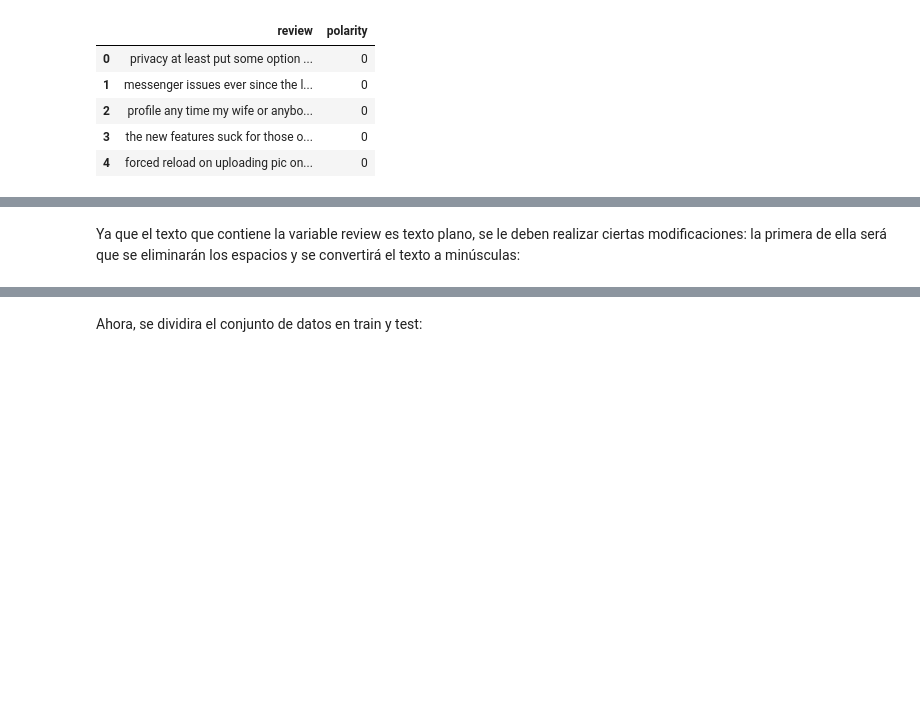
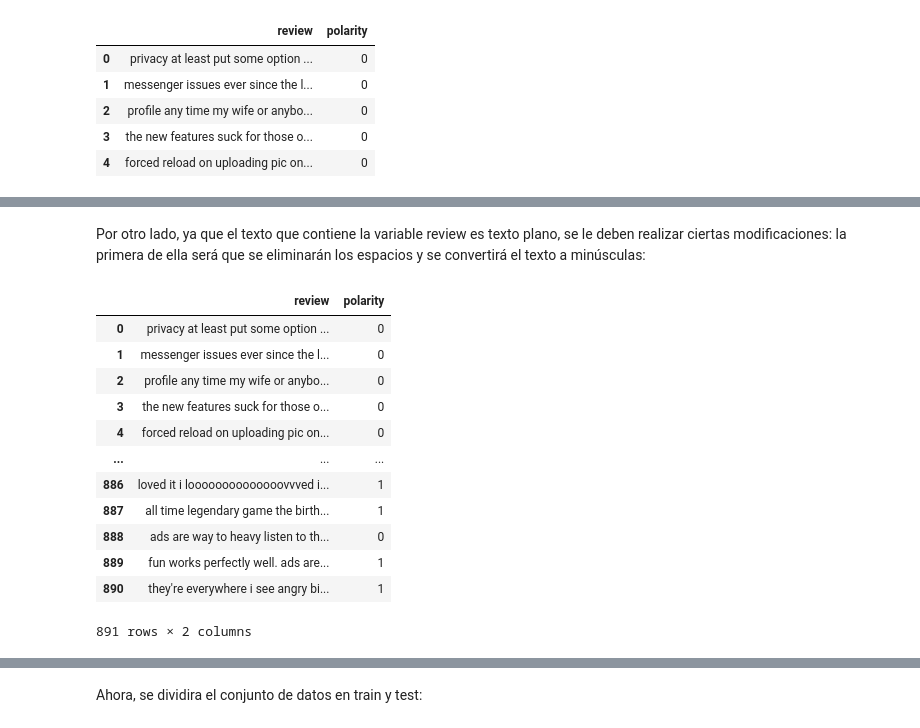
Before and after one commit to Bere333/naive_bayes_first_proyect, a Jupyter notebook: src/naive_bayes_explore.ipynb, the cells around one changed output, grey strips where cells are left out. Drawn from its saved outputs; the diff is of its cells as text; code cells hidden in the pictures; blank space fills up the shorter version.

```diff
--- a/src/naive_bayes_explore.ipynb
+++ b/src/naive_bayes_explore.ipynb
@@ -32,4 +36,20 @@ df.head()
 # %% [markdown]
-Ya que el texto que contiene la variable review es texto plano, se le deben realizar ciertas modificaciones: la primera de ella será que se eliminarán los espacios y se convertirá el texto a minúsculas:
+Por otro lado, ya que el texto que contiene la variable review es texto plano, se le deben realizar ciertas modificaciones: la primera de ella será que se eliminarán los espacios y se convertirá el texto a minúsculas:
 # %%
 df["review"] = df["review"].str.strip().str.lower()
+# %%
+df
+# %% [output]
+|  | review | polarity |
+| 0 | privacy at least put some option ... | 0 |
+| 1 | messenger issues ever since the l... | 0 |
+| 2 | profile any time my wife or anybo... | 0 |
+| 3 | the new features suck for those o... | 0 |
+| 4 | forced reload on uploading pic on... | 0 |
+| ... | ... | ... |
+| 886 | loved it i loooooooooooooovvved i... | 1 |
+| 887 | all time legendary game the birth... | 1 |
+| 888 | ads are way to heavy listen to th... | 0 |
+| 889 | fun works perfectly well. ads are... | 1 |
+| 890 | they're everywhere i see angry bi... | 1 |
+891 rows × 2 columns
```
Also changed, not shown: parts of 11 cells of this notebook.
